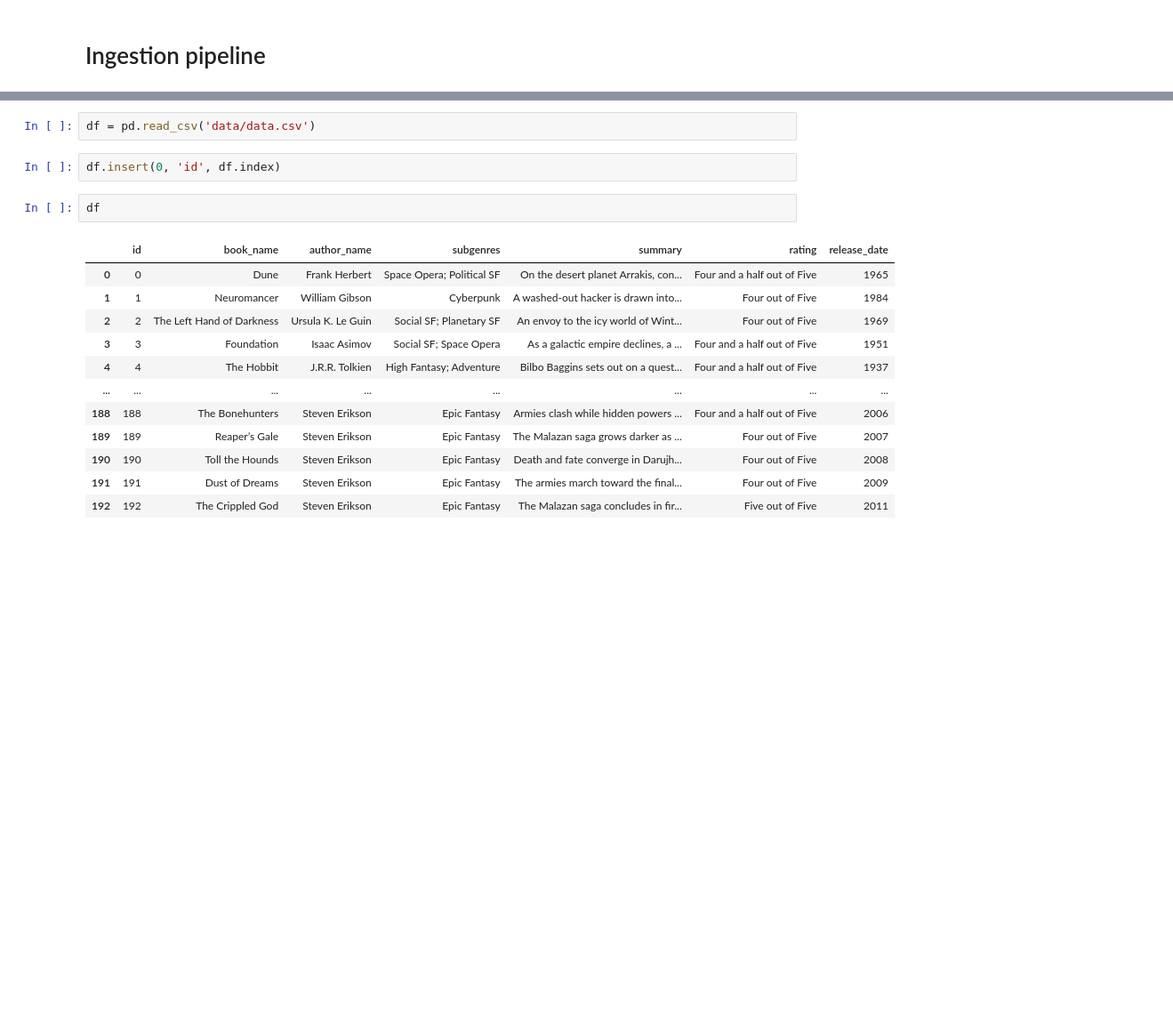
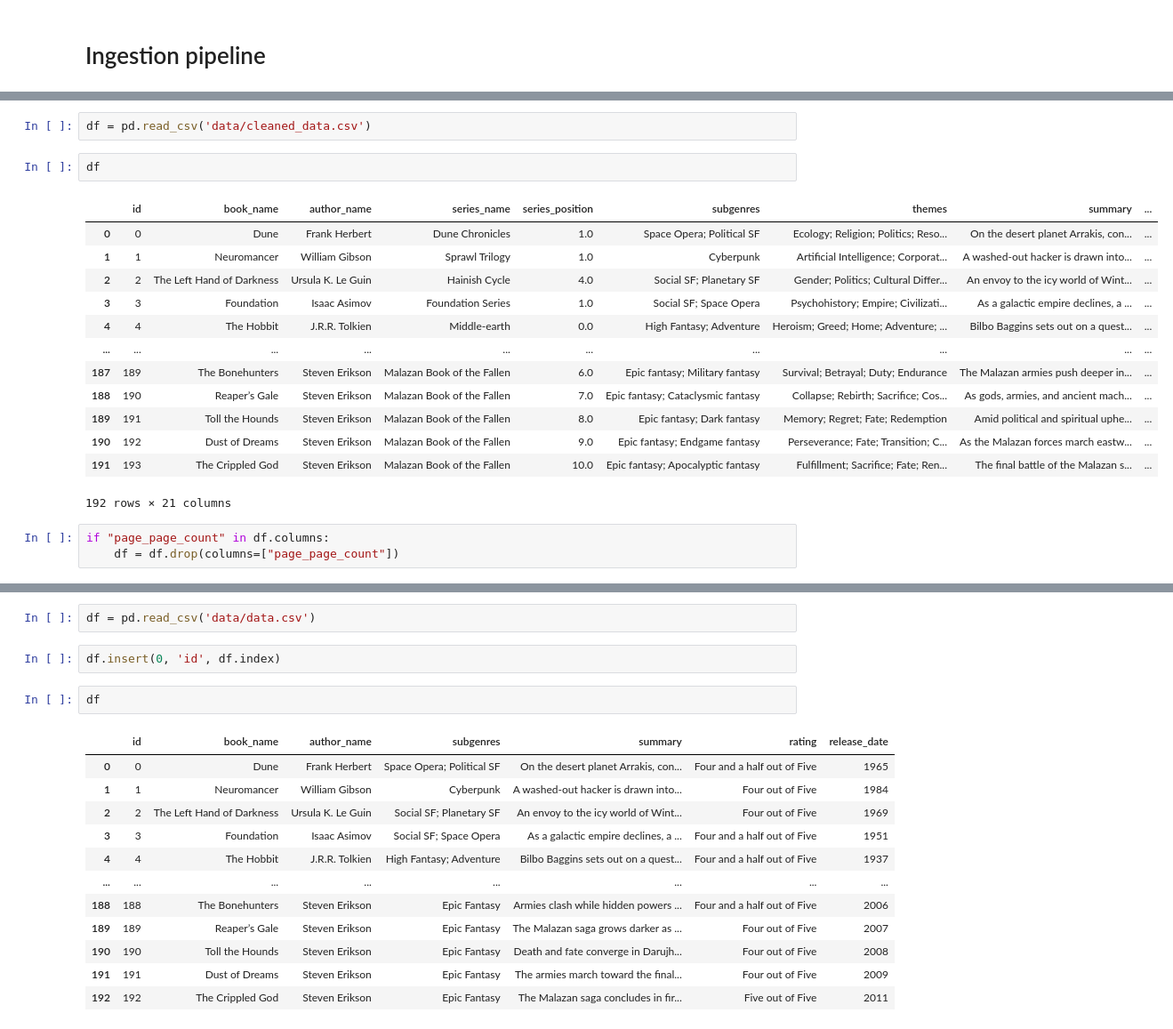
Before and after one commit to michailmitsakis/fantasy-book-assistant, a Jupyter notebook: fantasy-book-assistant.ipynb, the cells around one changed output, grey strips where cells are left out. Shown at 89% size. Saved outputs shown, nothing was run; the diff lists cells and outputs as text; blank space fills up the shorter version.

Commit message:
fighting with data

```diff
--- a/fantasy-book-assistant.ipynb
+++ b/fantasy-book-assistant.ipynb
@@ -4,0 +4233,21 @@ import pandas as pd
+# %%
+df = pd.read_csv('data/cleaned_data.csv')
+# %%
+df
+# %% [output]
+|  | id | book_name | author_name | series_name | series_position | subgenres | themes | summary | ... |
+| 0 | 0 | Dune | Frank Herbert | Dune Chronicles | 1.0 | Space Opera; Political SF | Ecology; Religion; Politics; Reso... | On the desert planet Arrakis, con... | ... |
+| 1 | 1 | Neuromancer | William Gibson | Sprawl Trilogy | 1.0 | Cyberpunk | Artificial Intelligence; Corporat... | A washed-out hacker is drawn into... | ... |
+| 2 | 2 | The Left Hand of Darkness | Ursula K. Le Guin | Hainish Cycle | 4.0 | Social SF; Planetary SF | Gender; Politics; Cultural Differ... | An envoy to the icy world of Wint... | ... |
+| 3 | 3 | Foundation | Isaac Asimov | Foundation Series | 1.0 | Social SF; Space Opera | Psychohistory; Empire; Civilizati... | As a galactic empire declines, a ... | ... |
+| 4 | 4 | The Hobbit | J.R.R. Tolkien | Middle-earth | 0.0 | High Fantasy; Adventure | Heroism; Greed; Home; Adventure; ... | Bilbo Baggins sets out on a quest... | ... |
+| ... | ... | ... | ... | ... | ... | ... | ... | ... | ... |
+| 187 | 189 | The Bonehunters | Steven Erikson | Malazan Book of the Fallen | 6.0 | Epic fantasy; Military fantasy | Survival; Betrayal; Duty; Endurance | The Malazan armies push deeper in... | ... |
+| 188 | 190 | Reaper’s Gale | Steven Erikson | Malazan Book of the Fallen | 7.0 | Epic fantasy; Cataclysmic fantasy | Collapse; Rebirth; Sacrifice; Cos... | As gods, armies, and ancient mach... | ... |
+| 189 | 191 | Toll the Hounds | Steven Erikson | Malazan Book of the Fallen | 8.0 | Epic fantasy; Dark fantasy | Memory; Regret; Fate; Redemption | Amid political and spiritual uphe... | ... |
+| 190 | 192 | Dust of Dreams | Steven Erikson | Malazan Book of the Fallen | 9.0 | Epic fantasy; Endgame fantasy | Perseverance; Fate; Transition; C... | As the Malazan forces march eastw... | ... |
+| 191 | 193 | The Crippled God | Steven Erikson | Malazan Book of the Fallen | 10.0 | Epic fantasy; Apocalyptic fantasy | Fulfillment; Sacrifice; Fate; Ren... | The final battle of the Malazan s... | ... |
+192 rows × 21 columns
+# %%
+if "page_page_count" in df.columns:
+    df = df.drop(columns=["page_page_count"])
```
Also changed, not shown: parts of 24 cells of this notebook, 5 other files.
